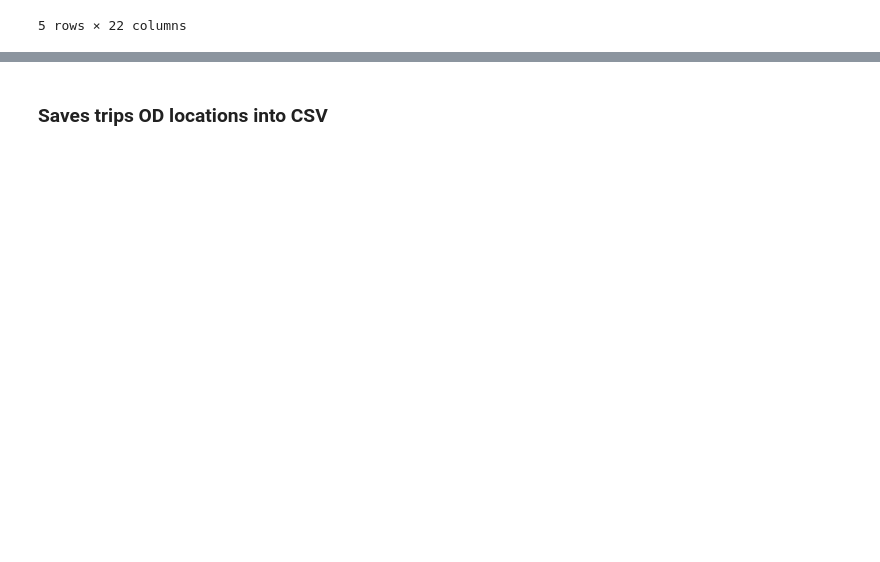
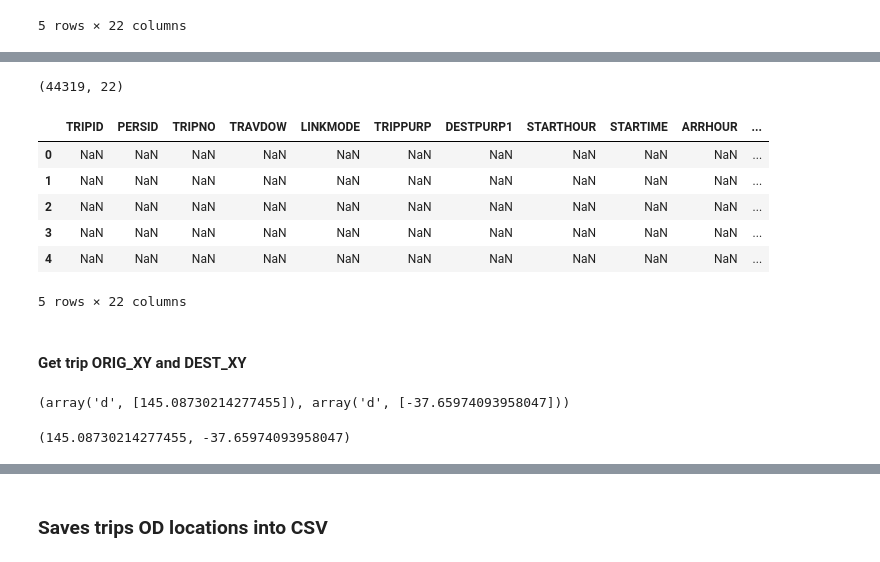
Before and after one commit to danhphan/melbourne-mode-choice, a Jupyter notebook: notebooks/05_preparing_trip_od_locations.ipynb, the cells around one changed output, grey strips where cells are left out. Saved outputs shown, nothing was run; the diff lists cells and outputs as text; code cells hidden in the pictures; blank space fills up the shorter version.

Commit message:
update trip od locations

```diff
--- a/notebooks/05_preparing_trip_od_locations.ipynb
+++ b/notebooks/05_preparing_trip_od_locations.ipynb
@@ -146,0 +177,14 @@ trips.head()
+# %%
+trips[trips.isna()].shape
+# %% [output]
+(44319, 22)
+# %%
+trips[trips.isna()].head()
+# %% [output]
+|  | TRIPID | PERSID | TRIPNO | TRAVDOW | LINKMODE | TRIPPURP | DESTPURP1 | STARTHOUR | STARTIME | ARRHOUR | ... |
+| 0 | NaN | NaN | NaN | NaN | NaN | NaN | NaN | NaN | NaN | NaN | ... |
+| 1 | NaN | NaN | NaN | NaN | NaN | NaN | NaN | NaN | NaN | NaN | ... |
+| 2 | NaN | NaN | NaN | NaN | NaN | NaN | NaN | NaN | NaN | NaN | ... |
+| 3 | NaN | NaN | NaN | NaN | NaN | NaN | NaN | NaN | NaN | NaN | ... |
+| 4 | NaN | NaN | NaN | NaN | NaN | NaN | NaN | NaN | NaN | NaN | ... |
+5 rows × 22 columns
@@ -146,0 +193,6 @@ trips.head()
+# %% [markdown]
+#### Get trip ORIG_XY and DEST_XY
+# %%
+trips.loc[2,].ORIG_CENTROID.xy
+# %% [output]
+(array('d', [145.08730214277455]), array('d', [-37.65974093958047]))
@@ -146,0 +205,4 @@ trips.head()
+# %%
+get_xy(trips.loc[0,], 'ORIG_CENTROID')
+# %% [output]
+(145.08730214277455, -37.65974093958047)
```
Also changed, not shown: parts of 15 cells of this notebook.
